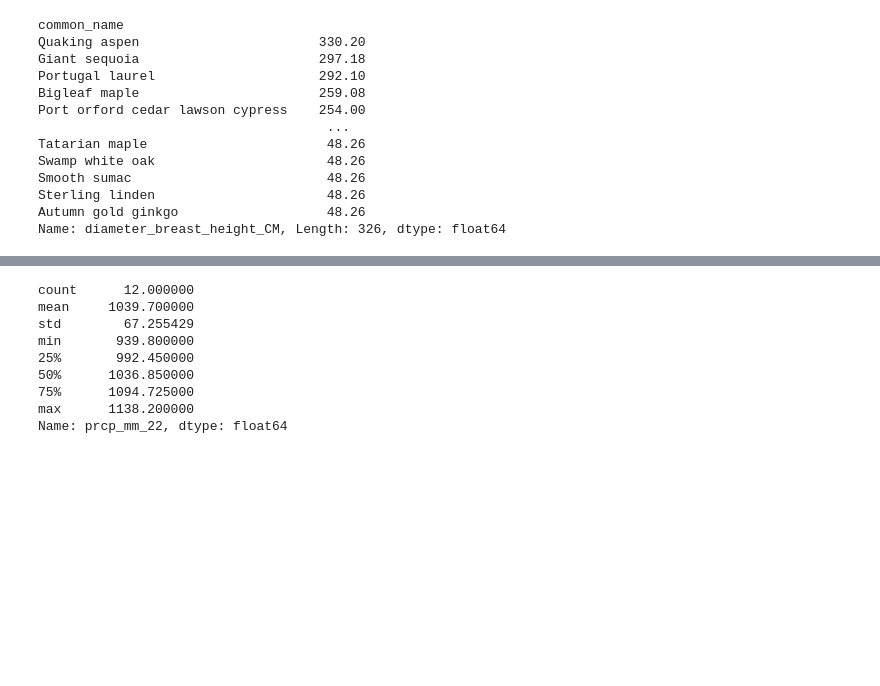
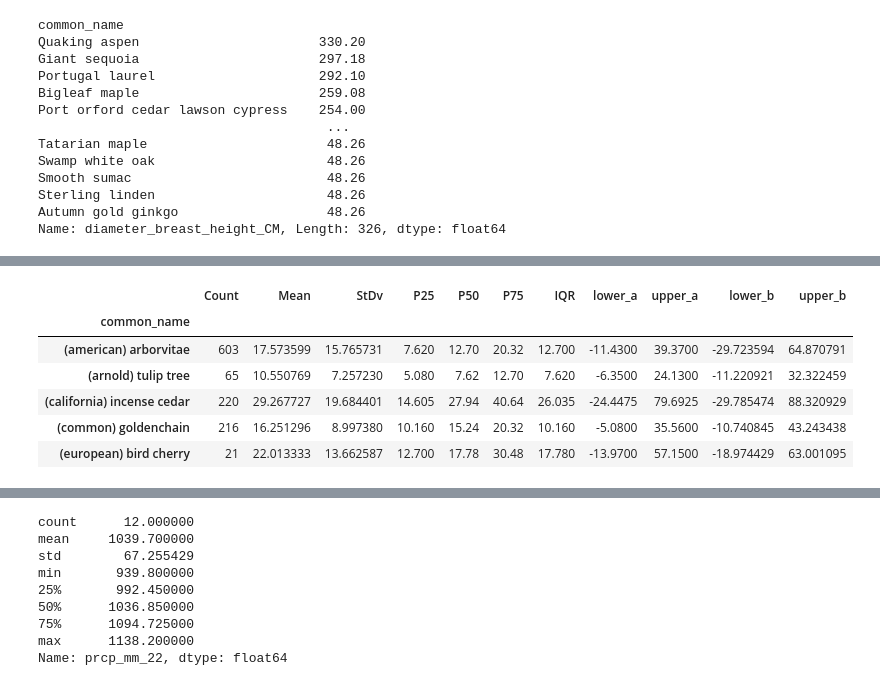
Before and after one commit to BrettlyCD/seattle-trees-project, a Jupyter notebook: notebooks/02_exploratory_data_analysis.ipynb, the cells around one changed output, grey strips where cells are left out. Cells and saved outputs as stored; diff of their text form; code cells hidden in the pictures; blank space fills up the shorter version.

```diff
--- a/notebooks/02_exploratory_data_analysis.ipynb
+++ b/notebooks/02_exploratory_data_analysis.ipynb
@@ -789,0 +868,33 @@ We have 326 species with atleast one record over 1.5x the IQR. Breast height dia
+# %%
+def percentile(n):
+    def percentile_(x):
+        return np.percentile(x, n)
+    percentile_.__name__ = 'percentile_%s' % n
+    return percentile_
+# %%
+#create summary statistics in a dataframe for each common_name gourping
+df2 = (trees_prcp_all.groupby('common_name')
+             .agg(Count=('diameter_breast_height_CM', 'count'),
+                  Mean=('diameter_breast_height_CM','mean'),
+                  StDv=('diameter_breast_height_CM', 'std'),
+                  P25= ('diameter_breast_height_CM',percentile(25)), #This is for first quartile
+                  P50= ('diameter_breast_height_CM',percentile(50)), #2nd Quartile
+                  P75= ('diameter_breast_height_CM',percentile(75)),
+                  )) #This is for Quartile 3
+# %%
+#calculate upper and lower outlier limits based on 1. 1.5X the IQR and 2. 3 STDEVs from the mean
+df2['IQR'] = (df2['P75']-df2['P25'])
+df2['lower_a'] = df2['P25'] - (df2['IQR']*1.5)
+df2['upper_a'] = df2['P75'] + (df2['IQR']*1.5)
+df2['lower_b'] = df2['Mean'] - (df2['StDv']*3)
+df2['upper_b'] = df2['Mean'] + (df2['StDv']*3)
+
+df2.head()
+# %% [output]
+|  | Count | Mean | StDv | P25 | P50 | P75 | IQR | lower_a | upper_a | lower_b | upper_b |
+| common_name |  |  |  |  |  |  |  |  |  |  |  |
+| (american) arborvitae | 603 | 17.573599 | 15.765731 | 7.620 | 12.70 | 20.32 | 12.700 | -11.4300 | 39.3700 | -29.723594 | 64.870791 |
+| (arnold) tulip tree | 65 | 10.550769 | 7.257230 | 5.080 | 7.62 | 12.70 | 7.620 | -6.3500 | 24.1300 | -11.220921 | 32.322459 |
+| (california) incense cedar | 220 | 29.267727 | 19.684401 | 14.605 | 27.94 | 40.64 | 26.035 | -24.4475 | 79.6925 | -29.785474 | 88.320929 |
+| (common) goldenchain | 216 | 16.251296 | 8.997380 | 10.160 | 15.24 | 20.32 | 10.160 | -5.0800 | 35.5600 | -10.740845 | 43.243438 |
+| (european) bird cherry | 21 | 22.013333 | 13.662587 | 12.700 | 17.78 | 30.48 | 17.780 | -13.9700 | 57.1500 | -18.974429 | 63.001095 |
```
Also changed, not shown: parts of 17 cells of this notebook.
